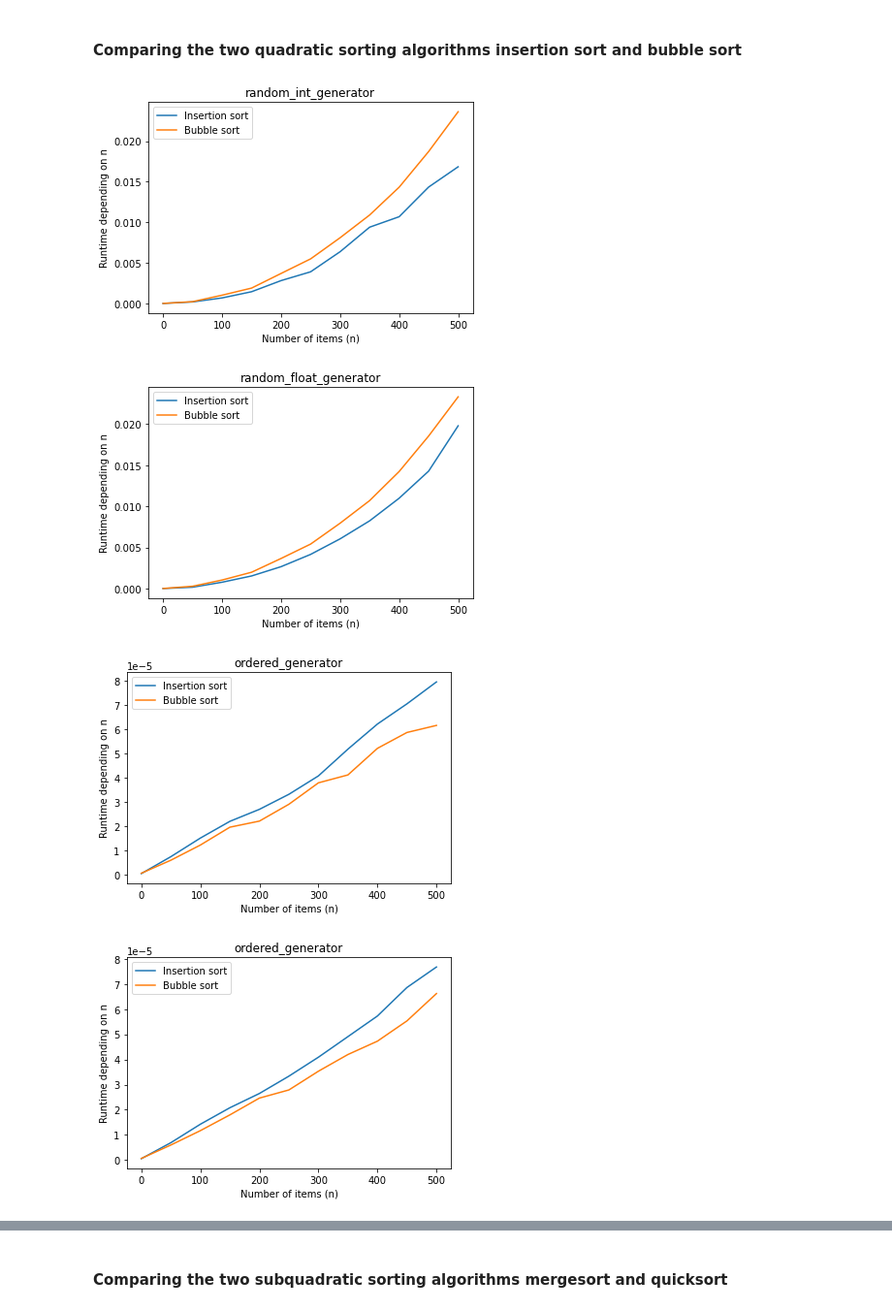
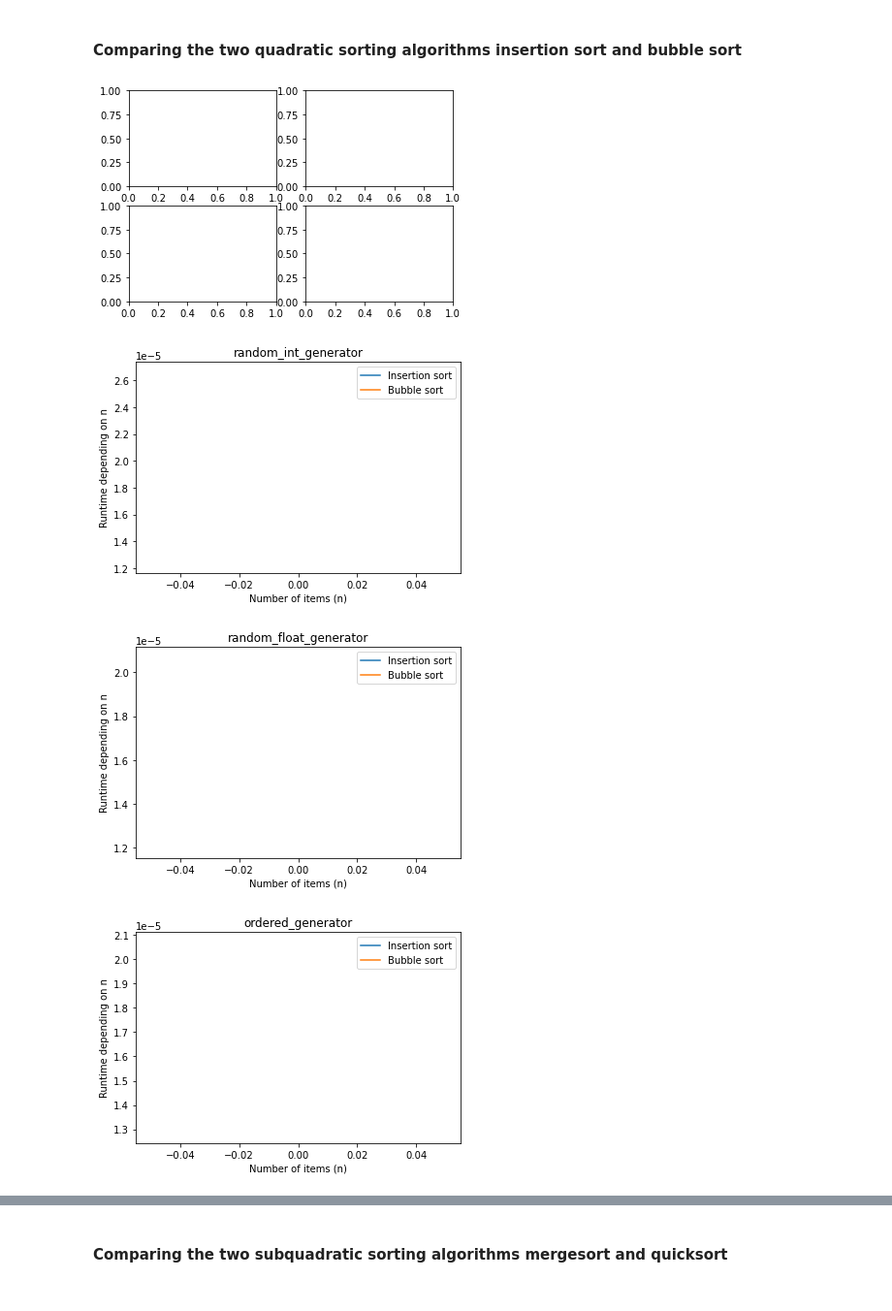
Before and after one commit to jkorsvik/SortingAlgorithms, a Jupyter notebook: notebooks/Benchmarking.ipynb, the cells around one changed output, grey strips where cells are left out. Shown at 97% size. Cells and saved outputs as stored; diff of their text form; code cells hidden in the pictures.

```diff
--- a/notebooks/Benchmarking.ipynb
+++ b/notebooks/Benchmarking.ipynb
@@ -498,7 +498,7 @@ def benchmark_quadratic(gen_type, list_size):
     insertion_sort_results = [( _ , benchmark(numba_insertion_sort, gen_type(_)))
                       for _ in range(0, list_size, 50)]
 
-    bubble_sort_results = [( _ , benchmark(nunba_bubble_sort, gen_type(_)))
+    bubble_sort_results = [( _ , benchmark(numba_bubble_sort, gen_type(_)))
                      for _ in range(0, list_size, 50)]
 
     all_results = {'Insertion sort' : insertion_sort_results,
@@ -521,10 +521,11 @@ def plot_quadratic_benchmark(generator, list_size):
 # %%
 gen_types = [random_int_generator, random_float_generator, ordered_generator, reversed_generator]
 
+figure, axs = plt.subplots(2,2)
 for generator in gen_types:
-    plot_quadratic_benchmark(generator, 501)
+    plot_quadratic_benchmark(generator, 50)
 # %% [output]
-[figure, old version]
+[figure, new version]
-[figure, old version]
+[figure, new version]
-[figure, old version]
+[figure, new version]
-[figure, old version]
+[figure, new version]
```
Also changed, not shown: parts of 4 cells of this notebook.
